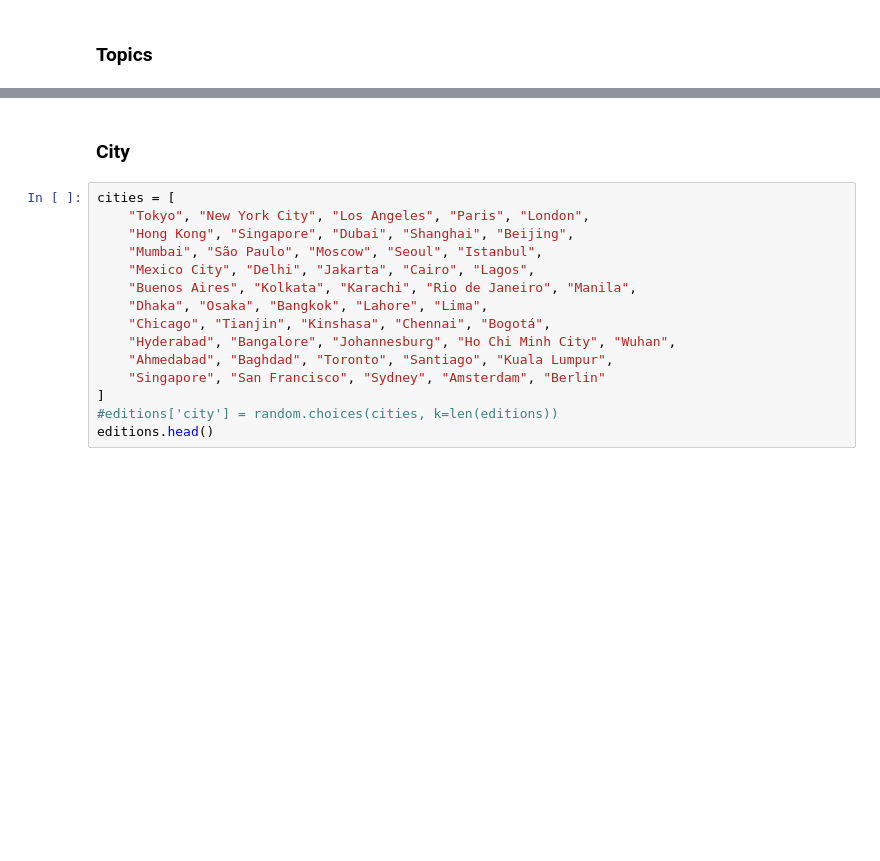
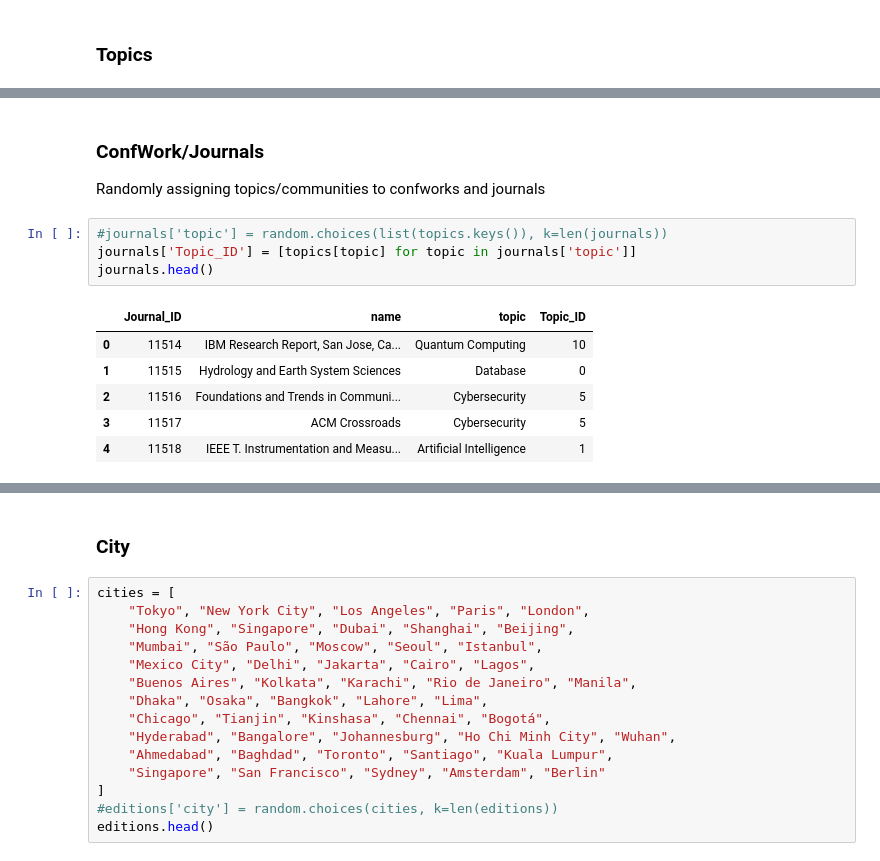
Before and after one commit to darryl-abraham/sdmlab, a Jupyter notebook: data_augmentation.ipynb, the cells around one changed output, grey strips where cells are left out. Drawn from its saved outputs; the diff is of its cells as text; blank space fills up the shorter version.

```diff
--- a/data_augmentation.ipynb
+++ b/data_augmentation.ipynb
@@ -311,0 +369,14 @@ keywords.head()
+# %% [markdown]
+### ConfWork/Journals
+Randomly assigning topics/communities to confworks and journals
+# %%
+#journals['topic'] = random.choices(list(topics.keys()), k=len(journals))
+journals['Topic_ID'] = [topics[topic] for topic in journals['topic']]
+journals.head()
+# %% [output]
+|  | Journal_ID | name | topic | Topic_ID |
+| 0 | 11514 | IBM Research Report, San Jose, Ca... | Quantum Computing | 10 |
+| 1 | 11515 | Hydrology and Earth System Sciences | Database | 0 |
+| 2 | 11516 | Foundations and Trends in Communi... | Cybersecurity | 5 |
+| 3 | 11517 | ACM Crossroads | Cybersecurity | 5 |
+| 4 | 11518 | IEEE T. Instrumentation and Measu... | Artificial Intelligence | 1 |
```
Also changed, not shown: parts of 18 cells of this notebook, 10 other files.
